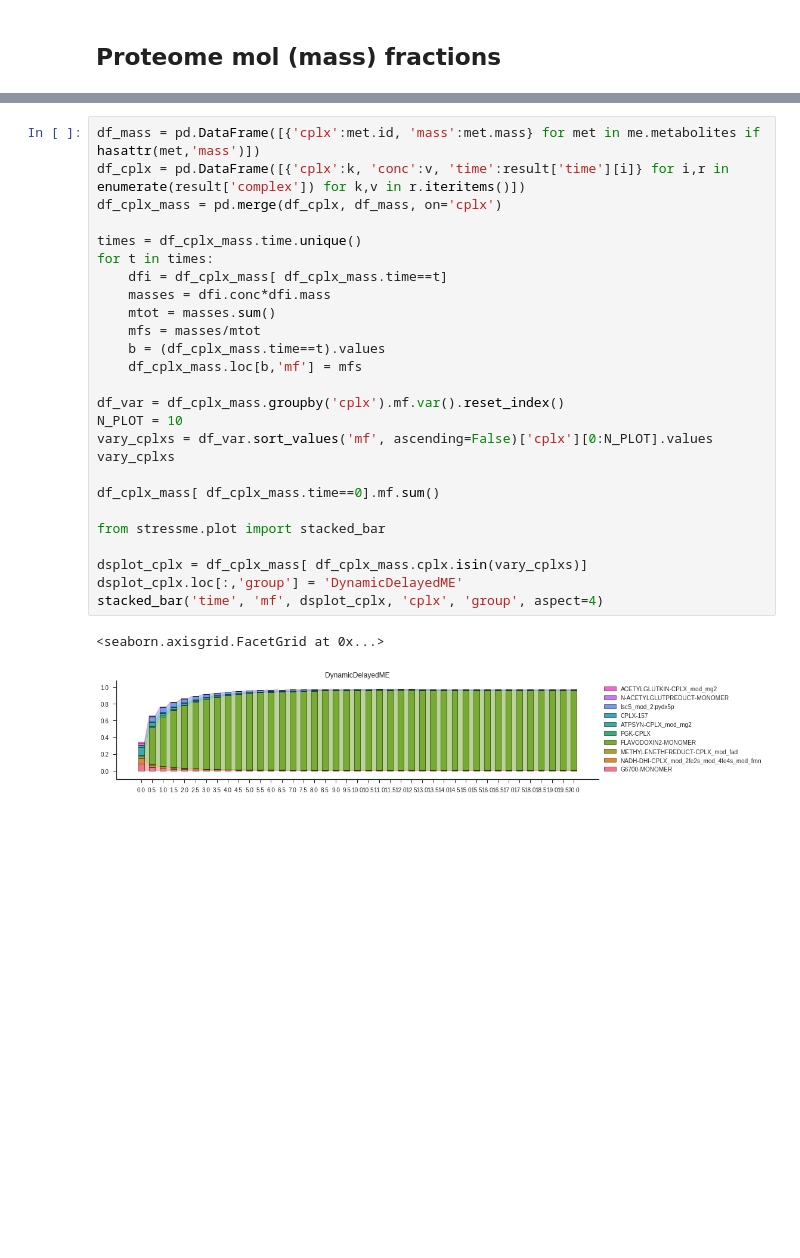
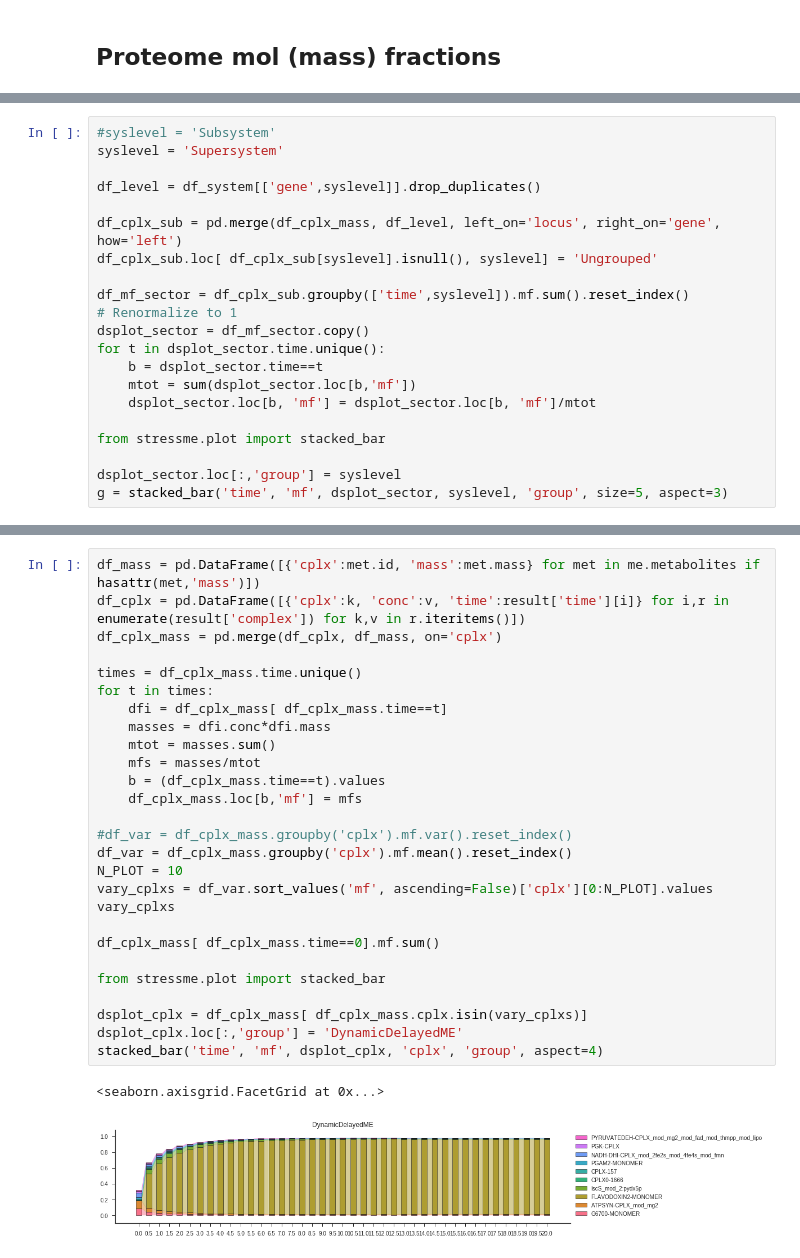
Before and after one commit to SBRG/dynamicme, a Jupyter notebook: notebooks/production/validation1_uptake_hier_opt0.ipynb, the cells around one changed output, grey strips where cells are left out. Saved outputs shown, nothing was run; the diff lists cells and outputs as text; blank space fills up the shorter version.

```diff
--- a/notebooks/production/validation1_uptake_hier_opt0.ipynb
+++ b/notebooks/production/validation1_uptake_hier_opt0.ipynb
@@ -333,0 +360,21 @@ g.add_legend()
+# %%
+#syslevel = 'Subsystem'
+syslevel = 'Supersystem'
+
+df_level = df_system[['gene',syslevel]].drop_duplicates()
+
+df_cplx_sub = pd.merge(df_cplx_mass, df_level, left_on='locus', right_on='gene', how='left')
+df_cplx_sub.loc[ df_cplx_sub[syslevel].isnull(), syslevel] = 'Ungrouped'
+
+df_mf_sector = df_cplx_sub.groupby(['time',syslevel]).mf.sum().reset_index()
+# Renormalize to 1
+dsplot_sector = df_mf_sector.copy()
+for t in dsplot_sector.time.unique():
+    b = dsplot_sector.time==t
+    mtot = sum(dsplot_sector.loc[b,'mf'])
+    dsplot_sector.loc[b, 'mf'] = dsplot_sector.loc[b, 'mf']/mtot
+
+from stressme.plot import stacked_bar
+
+dsplot_sector.loc[:,'group'] = syslevel
+g = stacked_bar('time', 'mf', dsplot_sector, syslevel, 'group', size=5, aspect=3)
@@ -334,29 +383,30 @@ g.add_legend()
 # %%
 df_mass = pd.DataFrame([{'cplx':met.id, 'mass':met.mass} for met in me.metabolites if hasattr(met,'mass')])
 df_cplx = pd.DataFrame([{'cplx':k, 'conc':v, 'time':result['time'][i]} for i,r in enumerate(result['complex']) for k,v in r.iteritems()])
 df_cplx_mass = pd.merge(df_cplx, df_mass, on='cplx')
 
 times = df_cplx_mass.time.unique()
 for t in times:
     dfi = df_cplx_mass[ df_cplx_mass.time==t]
     masses = dfi.conc*dfi.mass
     mtot = masses.sum()
     mfs = masses/mtot
     b = (df_cplx_mass.time==t).values
     df_cplx_mass.loc[b,'mf'] = mfs
 
-df_var = df_cplx_mass.groupby('cplx').mf.var().reset_index()
+#df_var = df_cplx_mass.groupby('cplx').mf.var().reset_index()
+df_var = df_cplx_mass.groupby('cplx').mf.mean().reset_index()
 N_PLOT = 10
 vary_cplxs = df_var.sort_values('mf', ascending=False)['cplx'][0:N_PLOT].values
 vary_cplxs
 
 df_cplx_mass[ df_cplx_mass.time==0].mf.sum()
 
 from stressme.plot import stacked_bar
 
 dsplot_cplx = df_cplx_mass[ df_cplx_mass.cplx.isin(vary_cplxs)]
 dsplot_cplx.loc[:,'group'] = 'DynamicDelayedME'
 stacked_bar('time', 'mf', dsplot_cplx, 'cplx', 'group', aspect=4)
 # %% [output]
 <seaborn.axisgrid.FacetGrid at 0x...>
-[figure, old version]
+[figure, new version]
```
Also changed, not shown: parts of 2 cells of this notebook, 3 other files.
